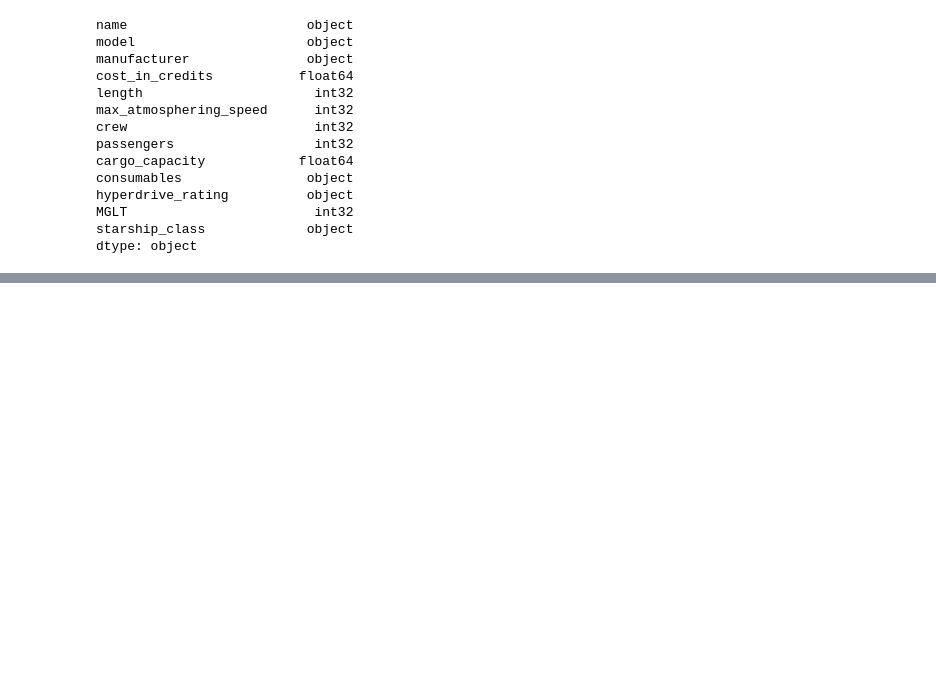
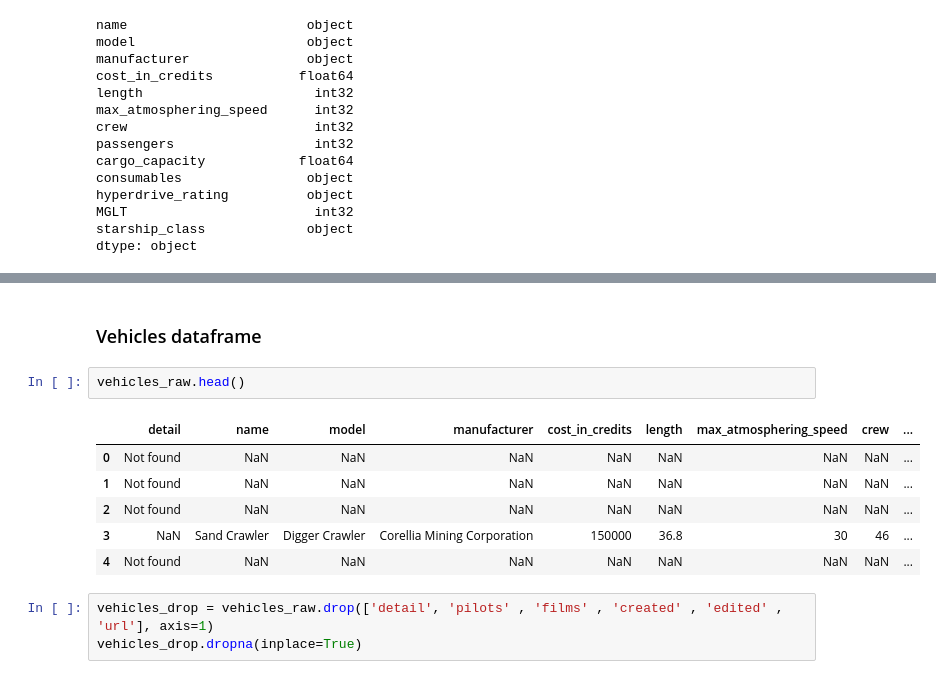
Before and after one commit to mmisiuda/star_wars, a Jupyter notebook: Untitled.ipynb, the cells around one changed output, grey strips where cells are left out. Drawn from its saved outputs; the diff is of its cells as text; blank space fills up the shorter version.

```diff
--- a/Untitled.ipynb
+++ b/Untitled.ipynb
@@ -381,0 +392,14 @@ Name: cost_in_credits, dtype: float64
+# %% [markdown]
+### Vehicles dataframe
+# %%
+vehicles_raw.head()
+# %% [output]
+|  | detail | name | model | manufacturer | cost_in_credits | length | max_atmosphering_speed | crew | ... |
+| 0 | Not found | NaN | NaN | NaN | NaN | NaN | NaN | NaN | ... |
+| 1 | Not found | NaN | NaN | NaN | NaN | NaN | NaN | NaN | ... |
+| 2 | Not found | NaN | NaN | NaN | NaN | NaN | NaN | NaN | ... |
+| 3 | NaN | Sand Crawler | Digger Crawler | Corellia Mining Corporation | 150000 | 36.8 | 30 | 46 | ... |
+| 4 | Not found | NaN | NaN | NaN | NaN | NaN | NaN | NaN | ... |
+# %%
+vehicles_drop = vehicles_raw.drop(['detail', 'pilots' , 'films' , 'created' , 'edited' , 'url'], axis=1)
+vehicles_drop.dropna(inplace=True)
```
Also changed, not shown: parts of 10 cells of this notebook.
